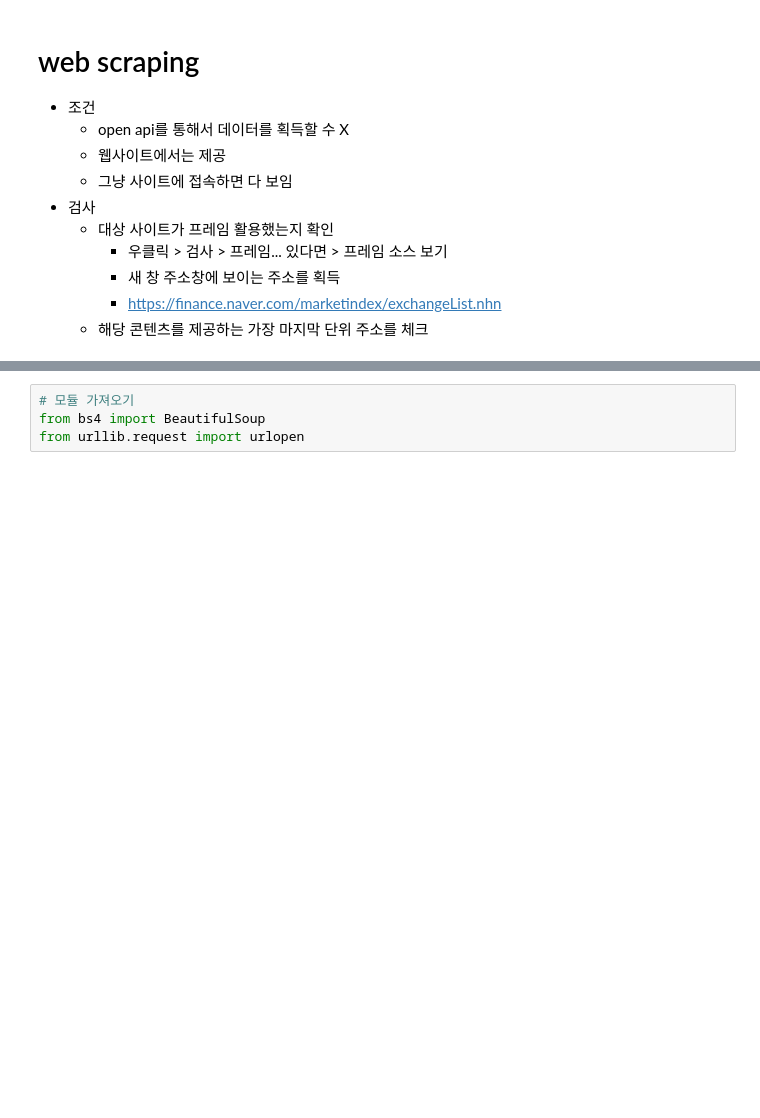
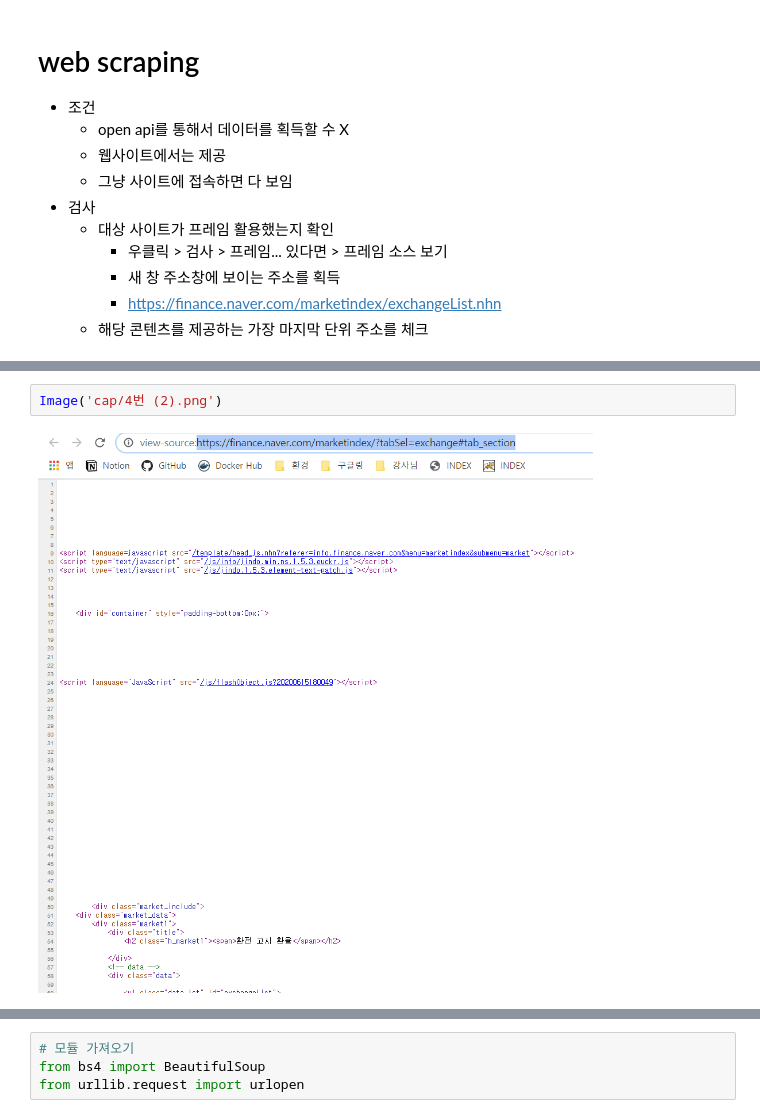
Before and after one commit to JiwooOh-kr/BusanAIDeveloperCourse_AI, a Jupyter notebook: 1_Analysis/2-1_데이터획득_level3_WebScraping.ipynb, the cells around one changed output, grey strips where cells are left out. Cells and saved outputs as stored; diff of their text form; blank space fills up the shorter version.

```diff
--- a/1_Analysis/2-1_데이터획득_level3_WebScraping.ipynb
+++ b/1_Analysis/2-1_데이터획득_level3_WebScraping.ipynb
@@ -19,0 +20,4 @@
+# %%
+Image('cap/4번 (2).png')
+# %% [output]
+[figure, added]
```
Also changed, not shown: parts of 20 cells of this notebook, 3 other files.
